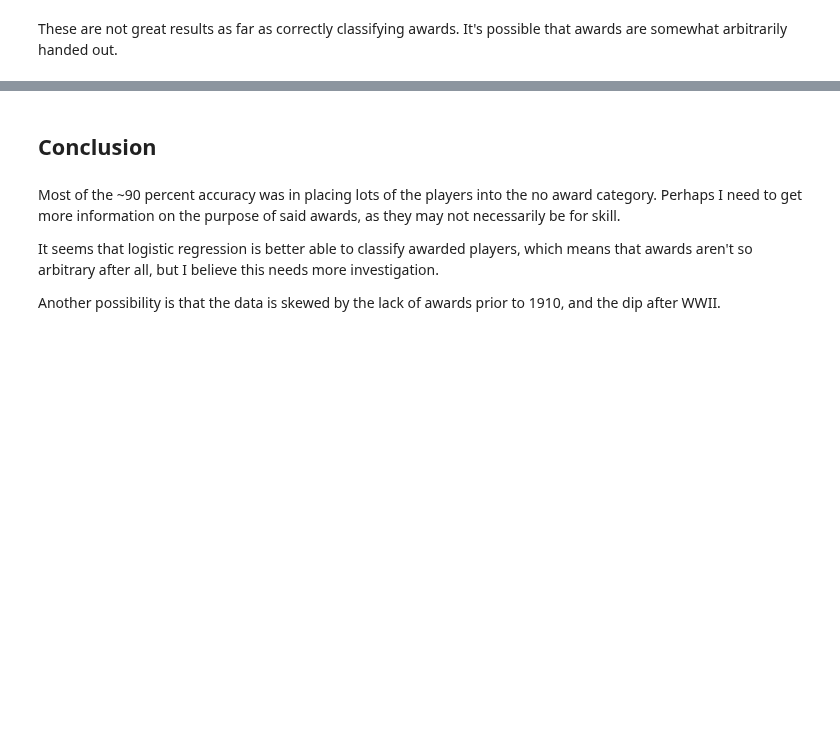
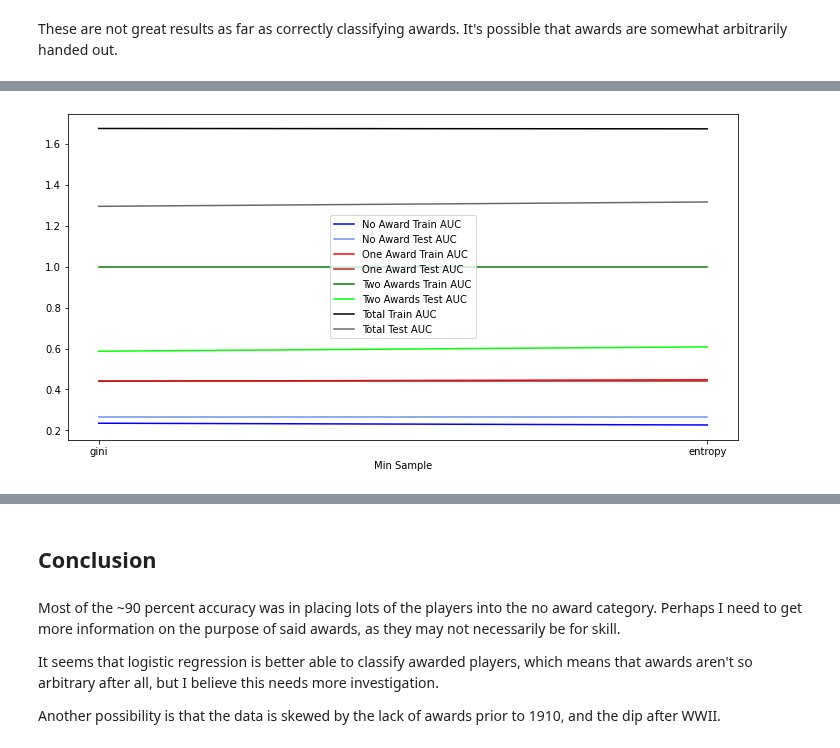
Before and after one commit to aradaha/Baseball-Stats-Project, a Jupyter notebook: Capstone2.ipynb, the cells around one changed output, grey strips where cells are left out. Saved outputs shown, nothing was run; the diff lists cells and outputs as text; code cells hidden in the pictures; blank space fills up the shorter version.

```diff
--- a/Capstone2.ipynb
+++ b/Capstone2.ipynb
@@ -241,0 +457,4 @@ These are not great results as far as correctly classifying awards. It's possibl
+# %%
+RFcrit(Pits)
+# %% [output]
+[figure, added]
```
Also changed, not shown: parts of 38 cells of this notebook, 3 other files.
